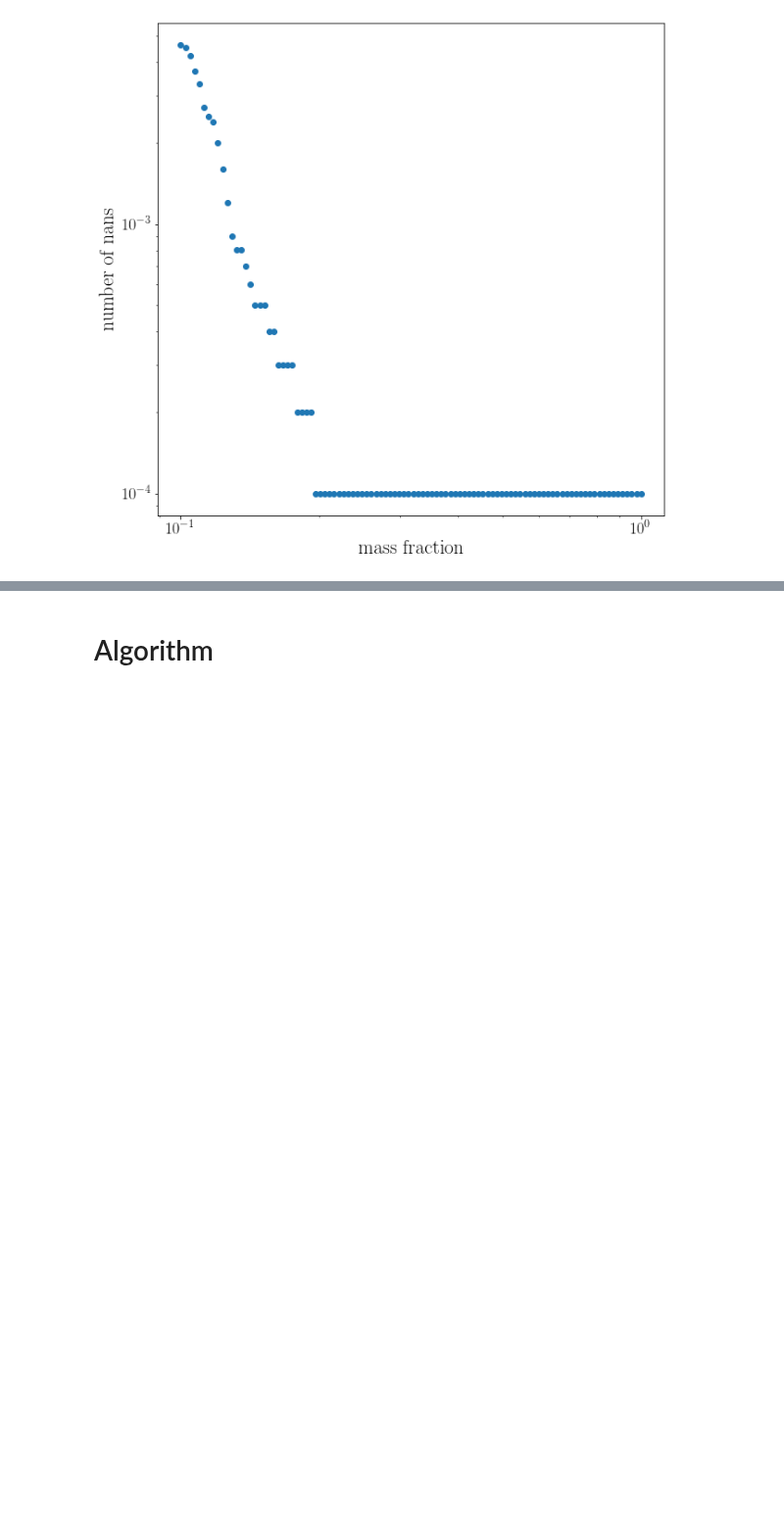
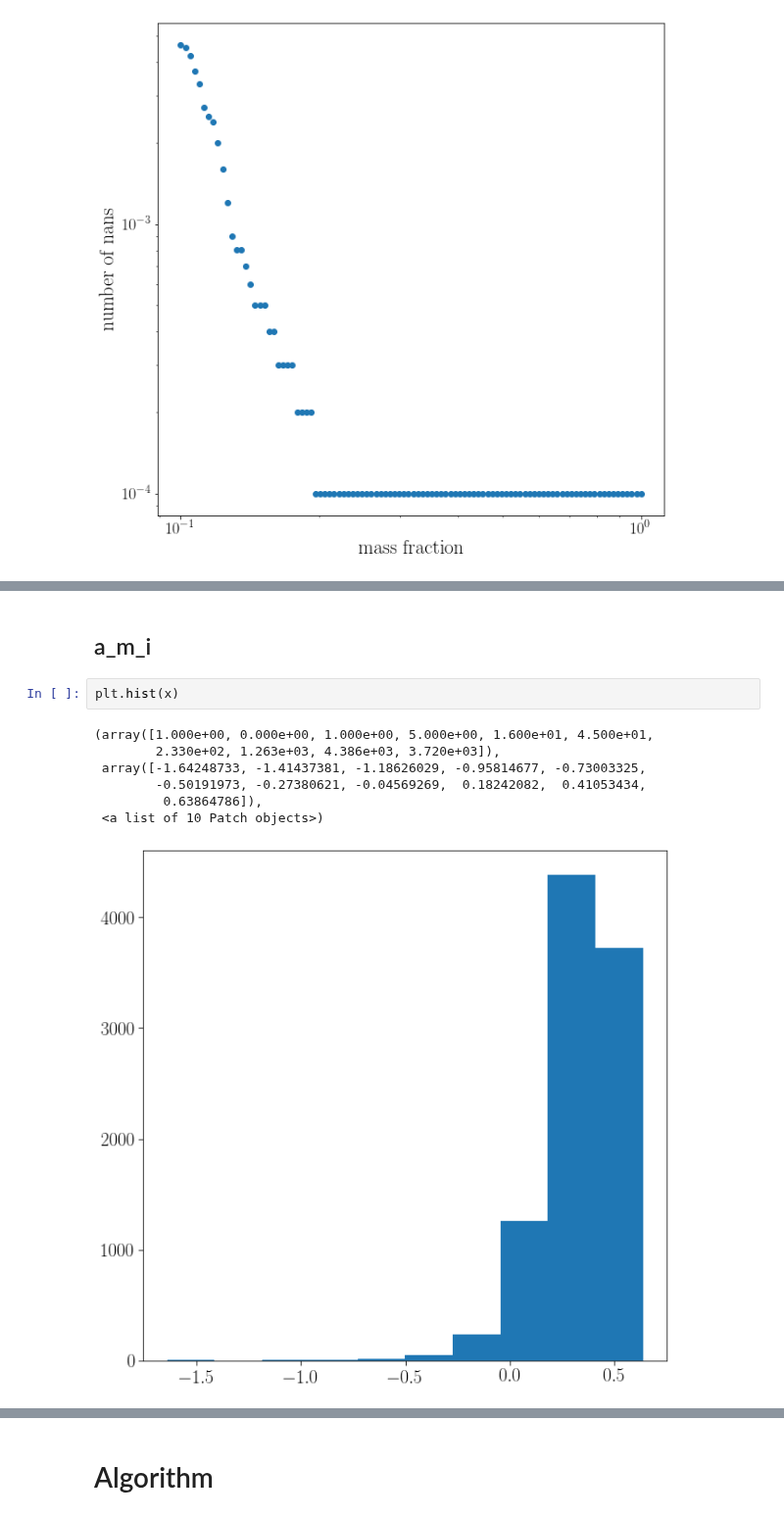
Before and after one commit to ismael-mendoza/nbody-relaxed, a Jupyter notebook: jupyter/gaussian_prediction.ipynb, the cells around one changed output, grey strips where cells are left out. Shown at 98% size. Drawn from its saved outputs; the diff is of its cells as text; blank space fills up the shorter version.

```diff
--- a/jupyter/gaussian_prediction.ipynb
+++ b/jupyter/gaussian_prediction.ipynb
@@ -76,0 +142,12 @@ plt.show()
+# %% [markdown]
+## a_m_i
+# %%
+plt.hist(x)
+# %% [output]
+(array([1.000e+00, 0.000e+00, 1.000e+00, 5.000e+00, 1.600e+01, 4.500e+01,
+        2.330e+02, 1.263e+03, 4.386e+03, 3.720e+03]),
+ array([-1.64248733, -1.41437381, -1.18626029, -0.95814677, -0.73003325,
+        -0.50191973, -0.27380621, -0.04569269,  0.18242082,  0.41053434,
+         0.63864786]),
+ <a list of 10 Patch objects>)
+[figure, added]
```
Also changed, not shown: parts of 24 cells of this notebook.
